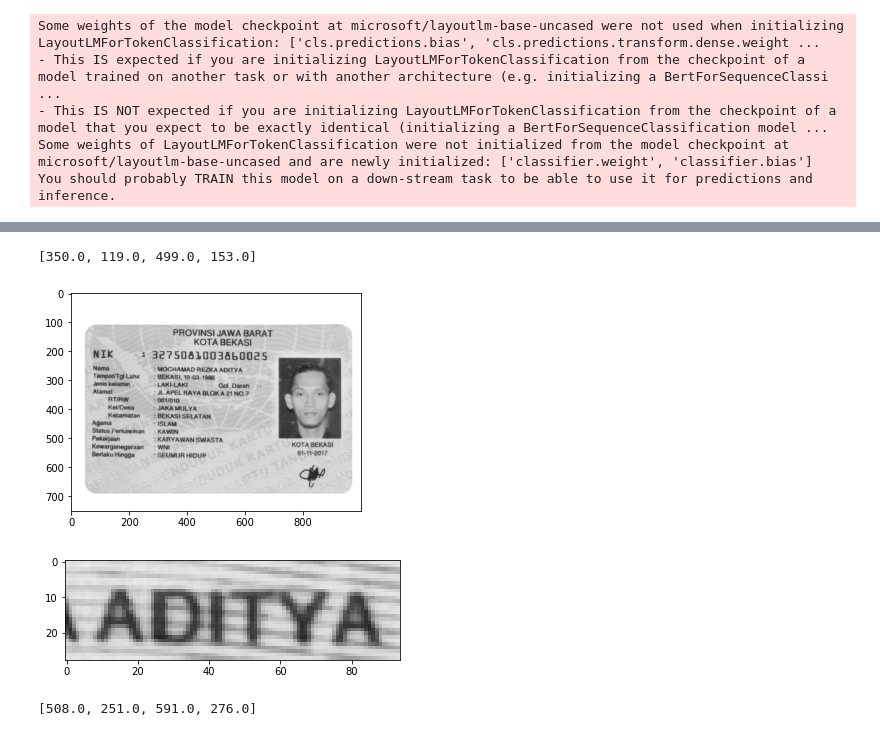
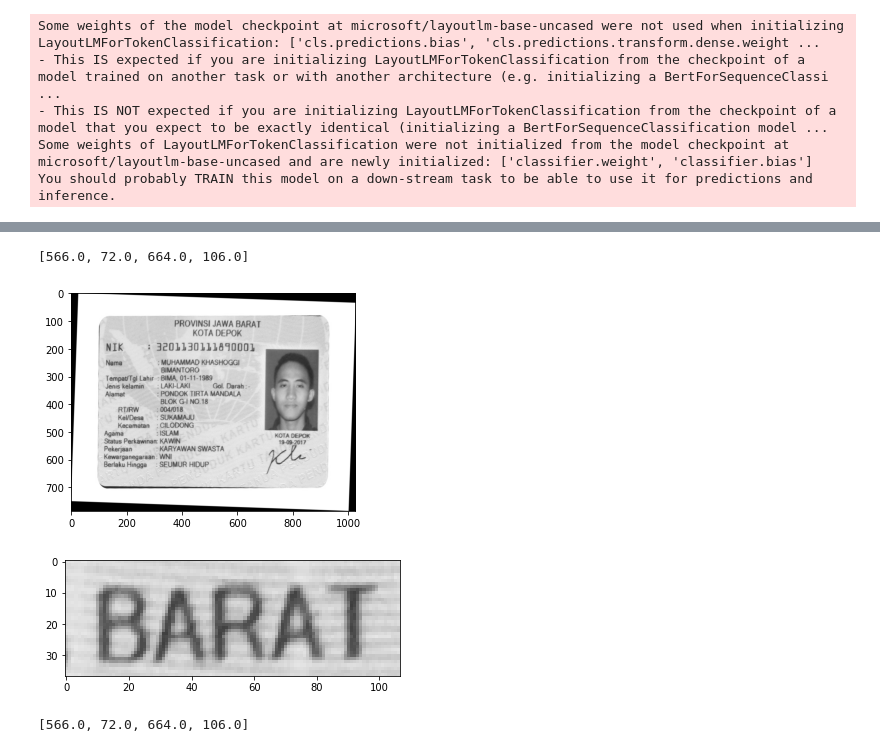
Before and after one commit to nunenuh/iqradre, a Jupyter notebook: notebook/detector_explore.ipynb, the cells around one changed output, grey strips where cells are left out. Cells and saved outputs as stored; diff of their text form; code cells hidden in the pictures.

```diff
--- a/notebook/detector_explore.ipynb
+++ b/notebook/detector_explore.ipynb
@@ -37,7 +44,7 @@ Some weights of LayoutLMForTokenClassification were not initialized from the mod
 You should probably TRAIN this model on a down-stream task to be able to use it for predictions and inference.
 # %%
 %%time
-impath = 'images/test1.png'
+impath = 'images/2a_fix_size.jpg'
 # impath = transform.do_autocrop_deskew(impath)
 result = predictor.predict_word_boxes(impath, text_threshold=0.3, low_text=0.2)
 polys, boxes, images_patch, img, score_text, score_link, ret_score_text = result
@@ -51,0 +62,10 @@ plt.imshow(score_text)
+# %%
+# image = io.imread('input.png')
+# grayscale = rgb2gray(image)
+angle = determine_skew(score_text+score_link)
+rotated = rotate(img, angle, resize=True)
+# io.imsave('output.png', rotated.astype(np.uint8))
+
+plt.imshow(rotated)
+img=rotated
+print(angle)
@@ -53,4 +76,4 @@ plt.imshow(score_text)
 boxes_list = box_ops.batch_box_coordinate_to_xyminmax(boxes, to_int=True).tolist()
 boxes_list[0]
 # %% [output]
-[350.0, 119.0, 499.0, 153.0]
+[566.0, 72.0, 664.0, 106.0]
@@ -57,12 +89,12 @@ boxes_list[0]
 # %%
-idx = 12
+idx = 0
 plt.imshow(img);plt.show()
 plt.imshow(images_patch[idx]);plt.show()
 print(boxes_list[idx])
 # %% [output]
-[figure, old version]
+[figure, new version]
-[figure, old version]
+[figure, new version]
-[508.0, 251.0, 591.0, 276.0]
+[566.0, 72.0, 664.0, 106.0]
 # %%
 %%time
 text_list = text_pred.predict(images_patch)
```
Also changed, not shown: parts of 14 cells of this notebook, 8 other files.
